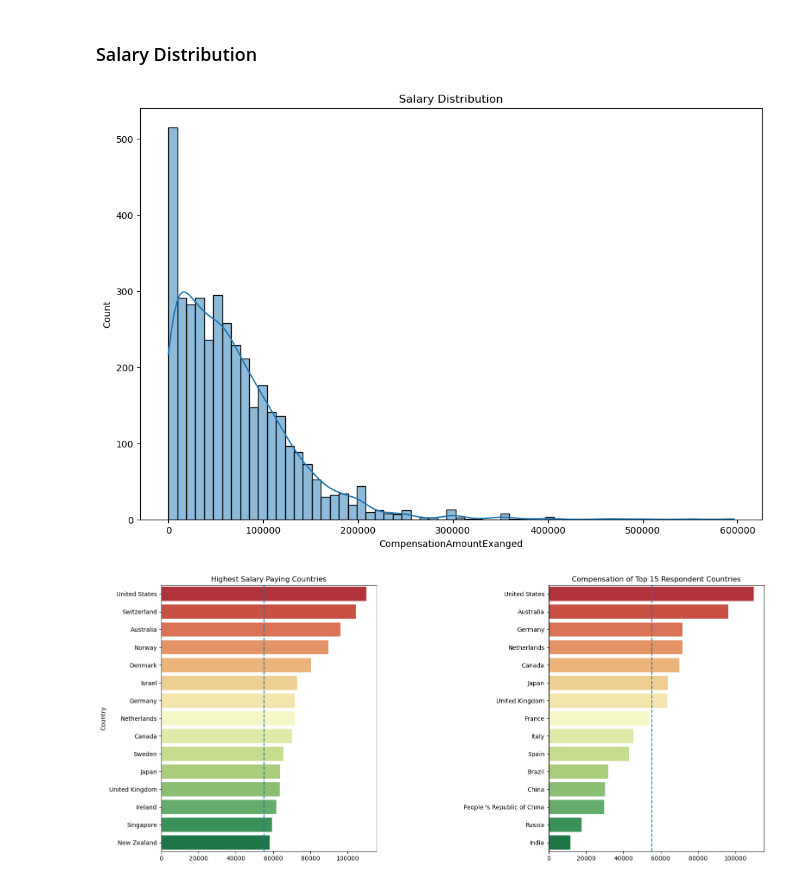
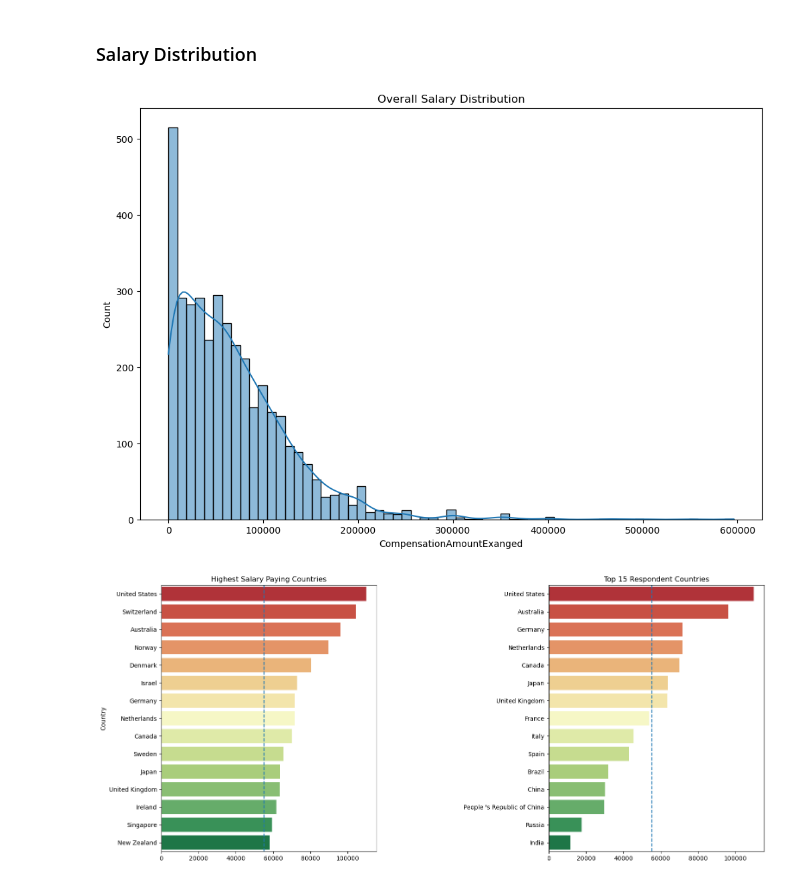
Before and after one commit to AndyWeasley2004/DS-ML-Study-Notes, a Jupyter notebook: DS_Salary_Analysis/datascientist_salary.ipynb, the cells around one changed output. Drawn from its saved outputs; the diff is of its cells as text; code cells hidden in the pictures.

Commit message:
Adding more graphs

```diff
--- a/DS_Salary_Analysis/datascientist_salary.ipynb
+++ b/DS_Salary_Analysis/datascientist_salary.ipynb
@@ -190,10 +190,10 @@ data_salary = data_selected[data_selected['CompensationAmountExanged'] < 1000000
 # kde is kernel density estimation
 sns.histplot(data_salary['CompensationAmountExanged'], kde=True)
 
-plt.title('Salary Distribution')
+plt.title('Overall Salary Distribution')
 plt.show()
 # %% [output]
-[figure, old version]
+[figure, new version]
 # %%
 # Create a figure with two subplots side by side
 f, ax = plt.subplots(1, 2, figsize=(18, 8))
@@ -218,32 +218,32 @@ ax[0].set_xlabel('')
 resp_coun = data_country[:15]
 
 # Group data_salary by 'Country' and calculate the median of 'CompensationAmountExanged'
 max_coun = data_salary.groupby(
     'Country')['CompensationAmountExanged'].median().to_frame()
 
 # Filter max_coun to include only countries in resp_coun
 max_coun = max_coun[max_coun.index.isin(resp_coun['Country'])]
 
 # Sort and create a horizontal bar plot for the compensation of top 15 respondent countries
 max_coun = max_coun.sort_values(by='CompensationAmountExanged', ascending=False)
 
 # Graph top 15 countries in compensation
 sns.barplot(width=0.8, ax=ax[1], y=max_coun.index,
             x='CompensationAmountExanged', data=max_coun, palette='RdYlGn')
 
 # Add a vertical dashed line at the median compensation amount
 ax[1].axvline(data_salary['CompensationAmountExanged'].median(),
               linestyle='dashed')
 
 # Set the title and labels
-ax[1].set_title('Compensation of Top 15 Respondent Countries')
+ax[1].set_title('Top 15 Respondent Countries')
 ax[1].set_xlabel('')
 ax[1].set_ylabel('')
 
 # Adjust the space between subplots
 plt.subplots_adjust(wspace=0.8)
 
 # Show the plots
 plt.show()
 # %% [output]
-[figure, old version]
+[figure, new version]
```
Also changed, not shown: parts of 7 cells of this notebook.
